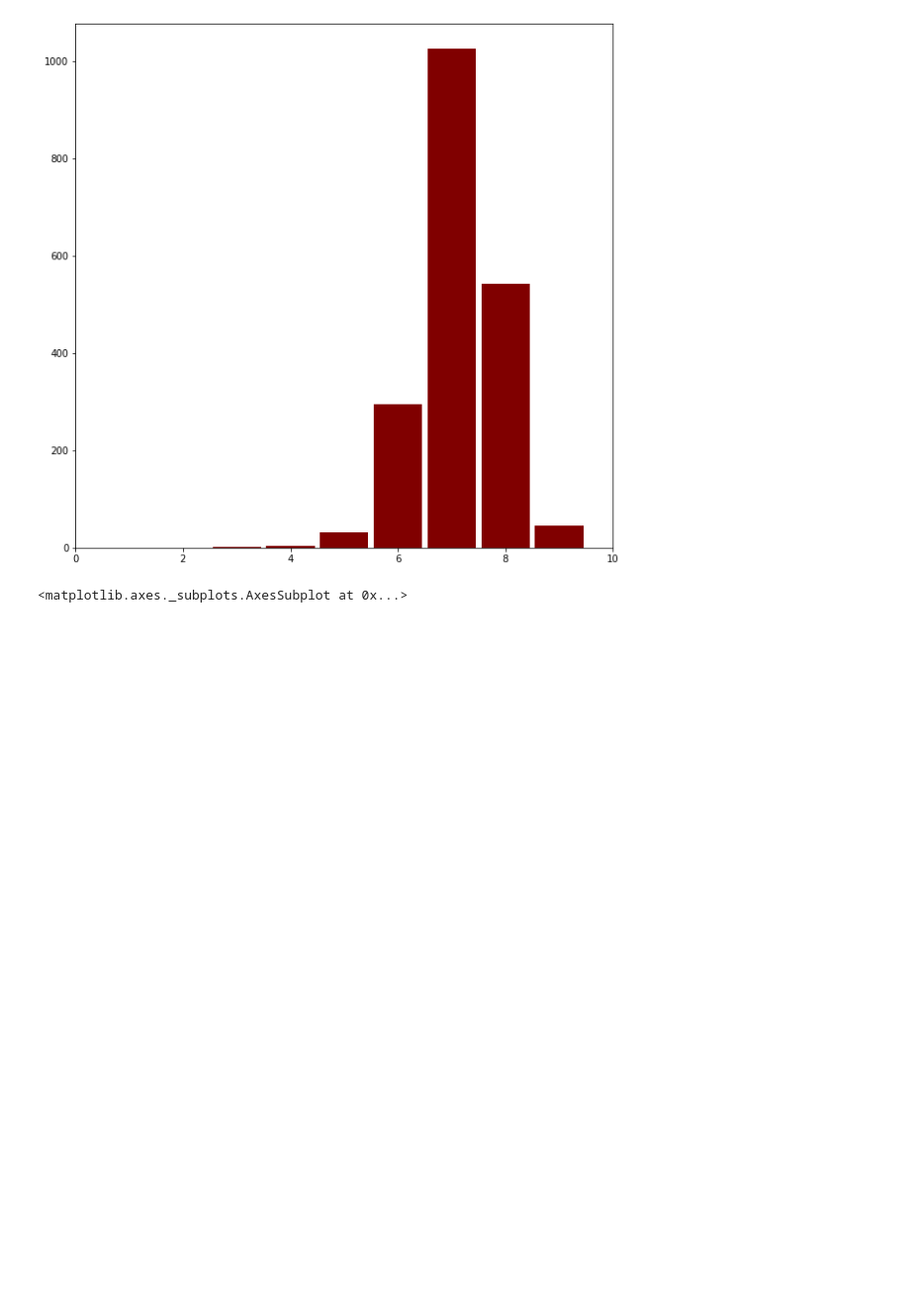
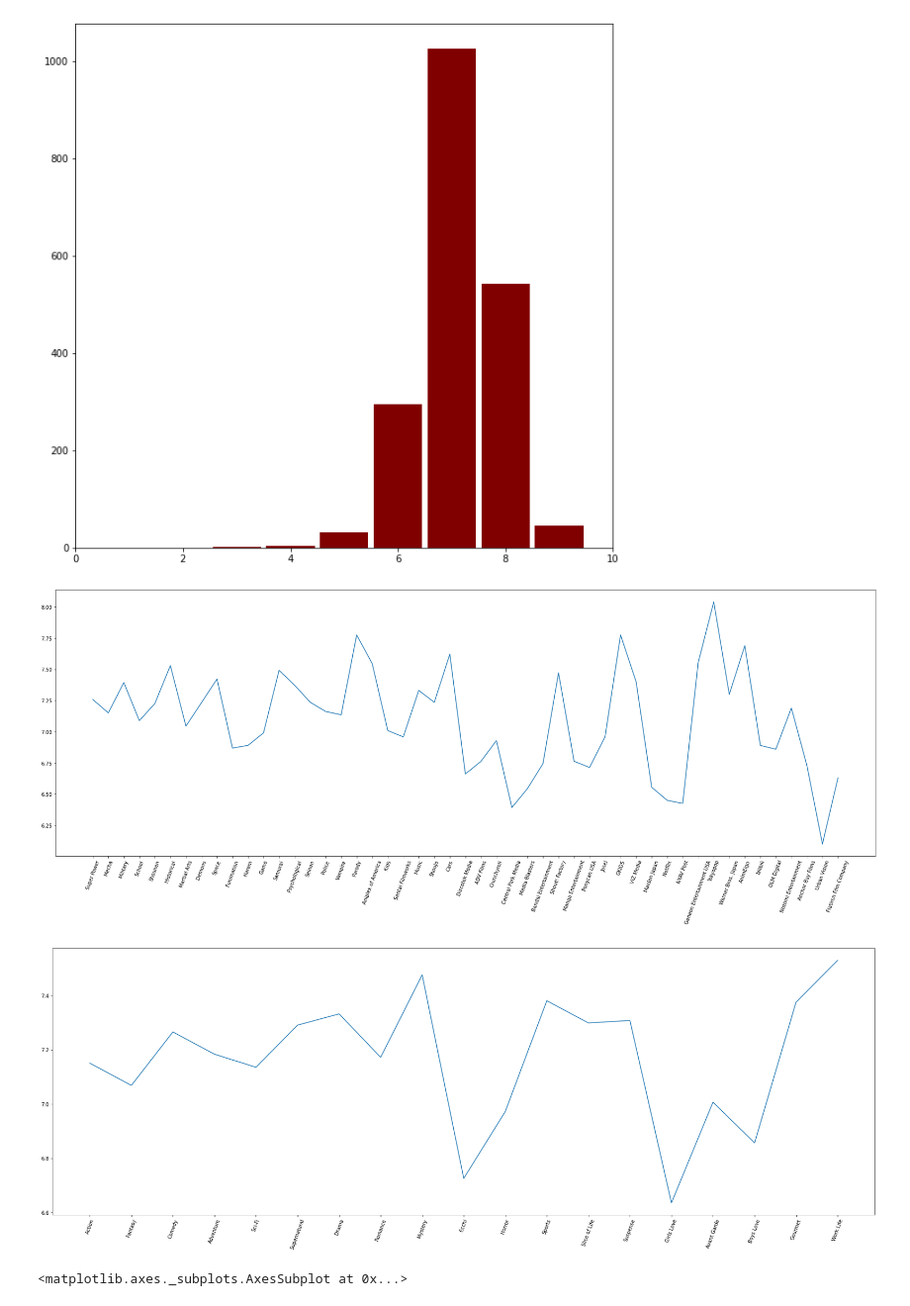
Before and after one commit to Andrew55529/IMDP, a Jupyter notebook: anime.ipynb, the cells around one changed output. Shown at 99% size. Saved outputs shown, nothing was run; the diff lists cells and outputs as text; code cells hidden in the pictures; blank space fills up the shorter version.

```diff
--- a/anime.ipynb
+++ b/anime.ipynb
@@ -162,6 +151,24 @@ mpl.show    #10
 # %% [output]
 <function matplotlib.pyplot.show>
 [figure]
+# %%
+theme_rating=[]
+for theme in theme_uniq_count.index:
+  theme_rating.append(data[data["theme"].str.contains(theme)==True]['rating'].mean())
+fig = mpl.figure(figsize = (30, 10))
+mpl.plot(theme_uniq_count.index, theme_rating)
+mpl.xticks(rotation=70)
+mpl.show()
+genre_rating=[]
+for genre in genre_diff.index:
+  genre_rating.append(data[data["genre"].str.contains(genre)==True]['rating'].mean())
+fig = mpl.figure(figsize = (30, 10))
+mpl.plot(genre_diff.index, genre_rating)
+mpl.xticks(rotation=70)
+mpl.show()
+# %% [output]
+[figure, added]
+[figure, added]
 # %%
 l1=[]
 for theme in theme_uniq_count.index:
```
Also changed, not shown: parts of 5 cells of this notebook.
